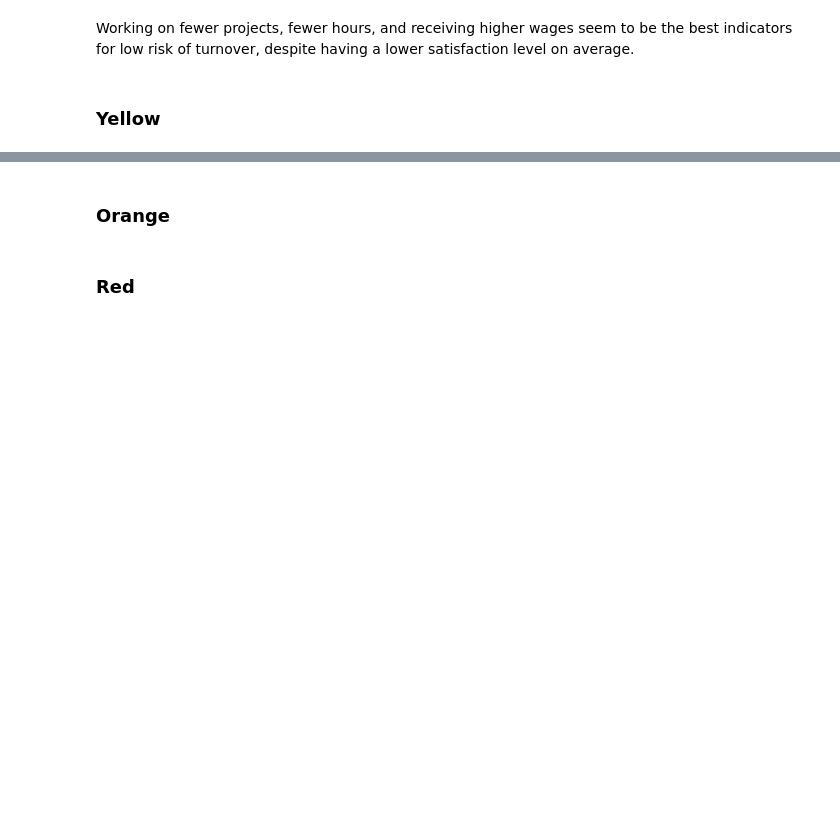
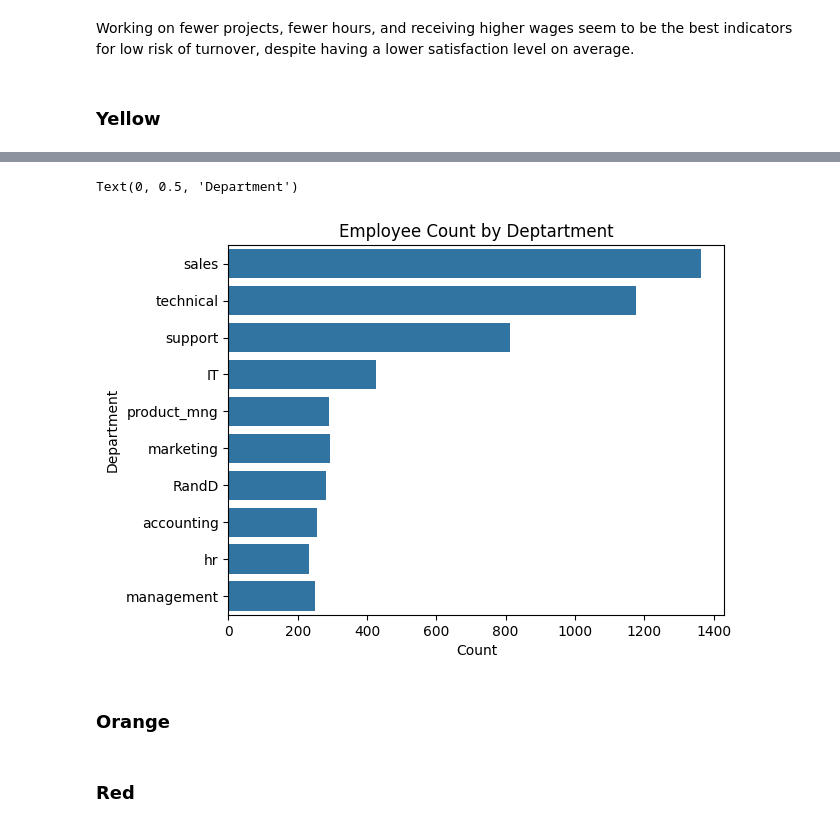
Before and after one commit to kitsbits/aiml, a Jupyter notebook: ml-core/project/ml_project.ipynb, the cells around one changed output, grey strips where cells are left out. Saved outputs shown, nothing was run; the diff lists cells and outputs as text; code cells hidden in the pictures; blank space fills up the shorter version.

```diff
--- a/ml-core/project/ml_project.ipynb
+++ b/ml-core/project/ml_project.ipynb
@@ -762,3 +802,15 @@ Working on fewer projects, fewer hours, and receiving higher wages seem to be th
+# %%
+sns.countplot(
+    yellow_zone,
+    y="department",
+    order=df["department"].value_counts().index,
+)
+plt.title("Employee Count by Deptartment")
+plt.xlabel("Count")
+plt.ylabel("Department")
+# %% [output]
+Text(0, 0.5, 'Department')
+[figure, added]
 # %% [markdown]
 ### Orange
 # %% [markdown]
```
Also changed, not shown: parts of 33 cells of this notebook.
